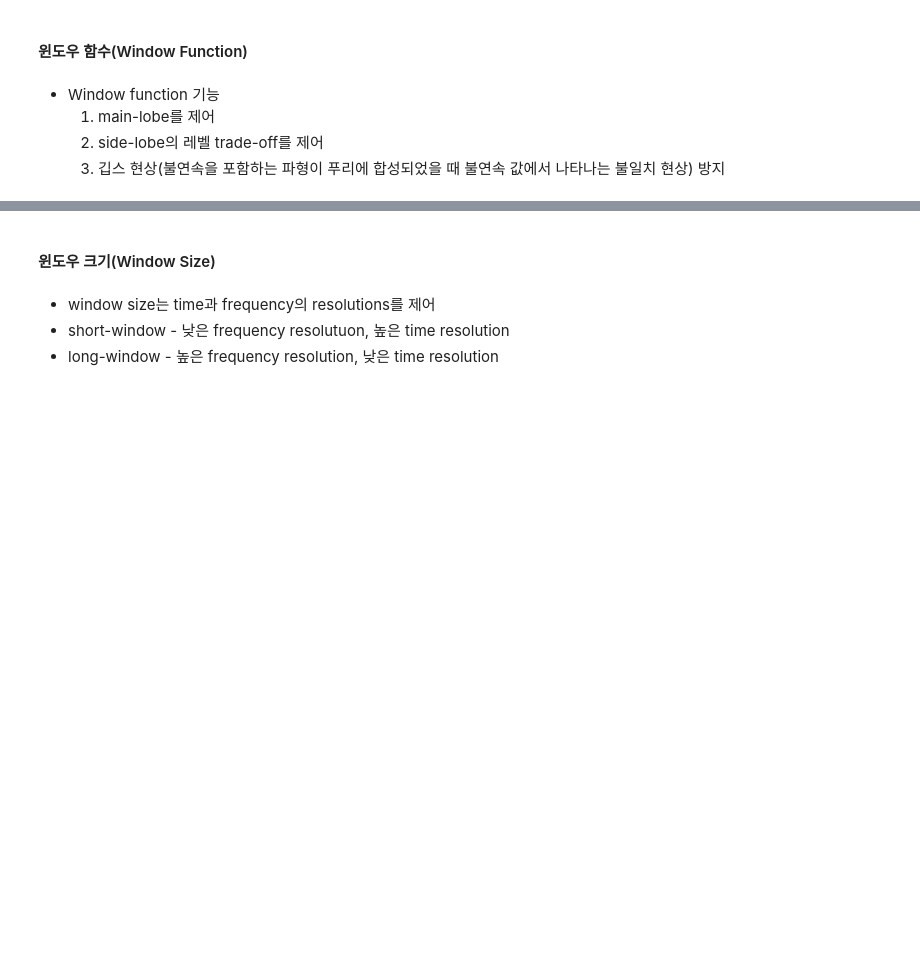
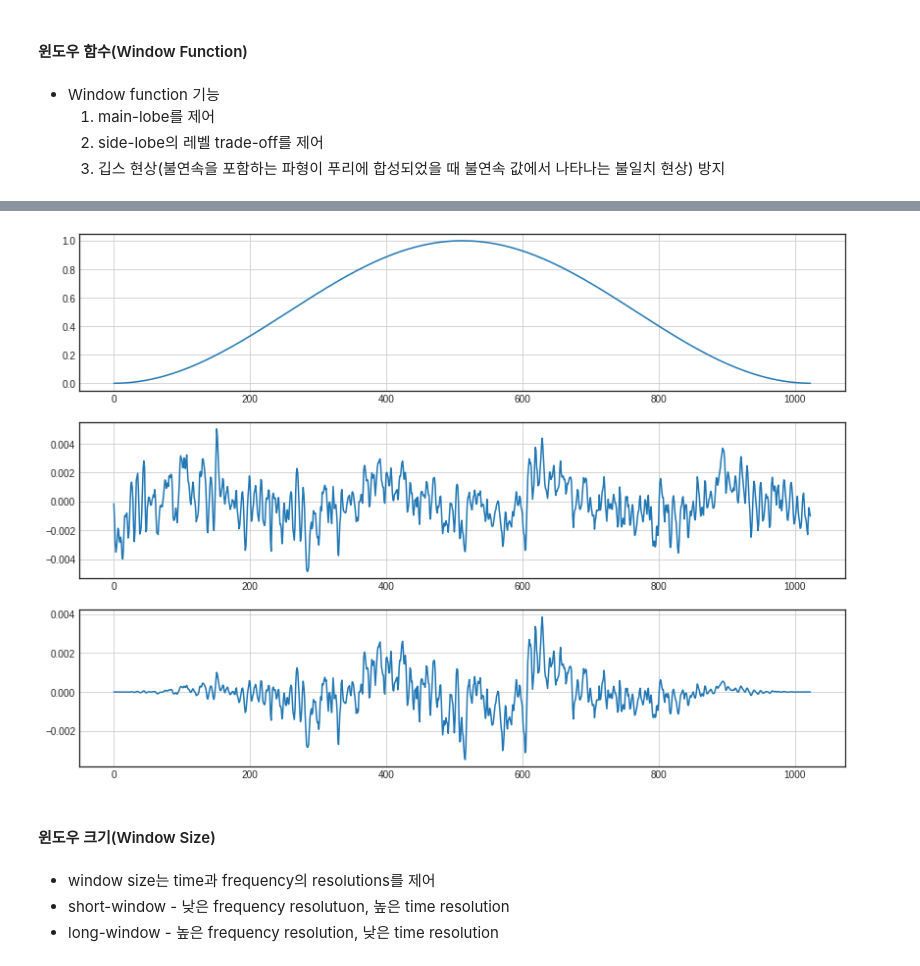
Before and after one commit to Junseokee/Jeonju, a Jupyter notebook: 오디오_처리.ipynb, the cells around one changed output, grey strips where cells are left out. Saved outputs shown, nothing was run; the diff lists cells and outputs as text; code cells hidden in the pictures; blank space fills up the shorter version.

```diff
--- a/오디오_처리.ipynb
+++ b/오디오_처리.ipynb
@@ -353,3 +426,26 @@ $$
+# %%
+from scipy import signal
+
+window = signal.get_window('hann', 1024, fftbins=True)
+audio_win = audio_framed * window
+idx = 3
+
+plt.figure(figsize=(14,10))
+plt.subplot(3, 1, 1)
+plt.plot(window)
+plt.grid(True)
+
+plt.subplot(3, 1, 2)
+plt.plot(audio_framed[idx])
+plt.grid(True)
+
+plt.subplot(3, 1, 3)
+plt.plot(audio_win[idx])
+plt.grid(True)
+
+plt.show()
+# %% [output]
+[figure, added]
 # %% [markdown]
 #### 윈도우 크기(Window Size)
 # %% [markdown]
```
Also changed, not shown: parts of 31 cells of this notebook.
